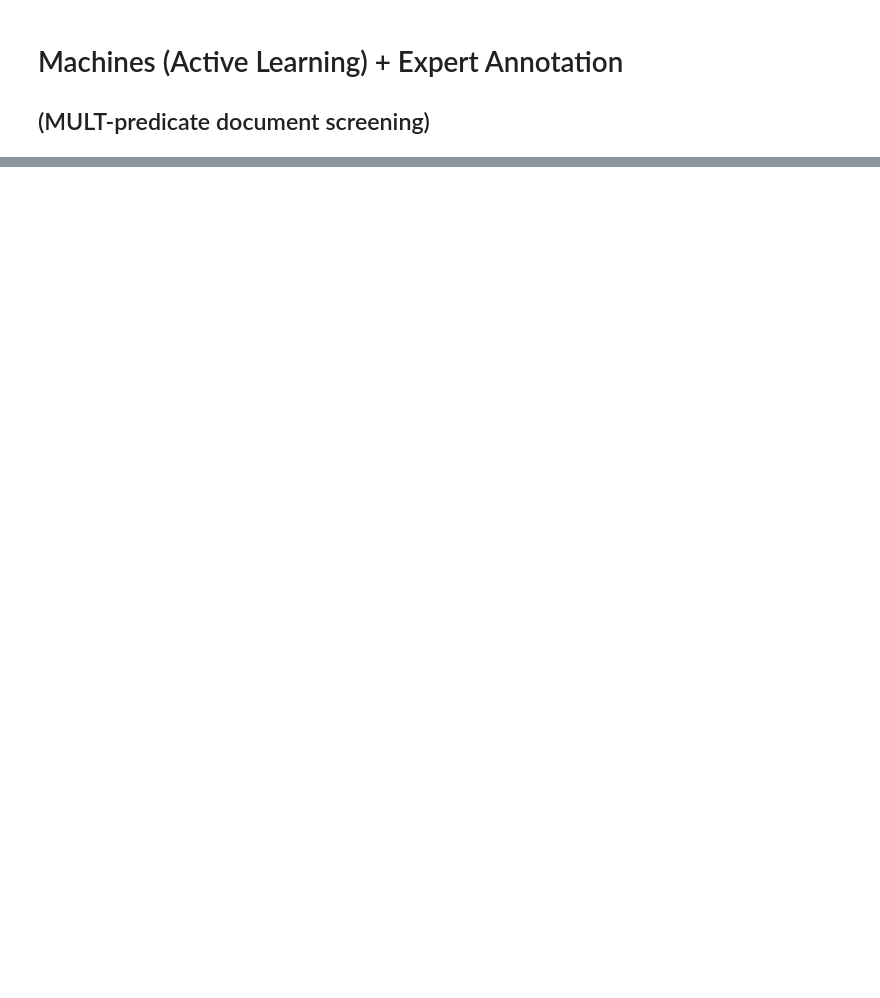
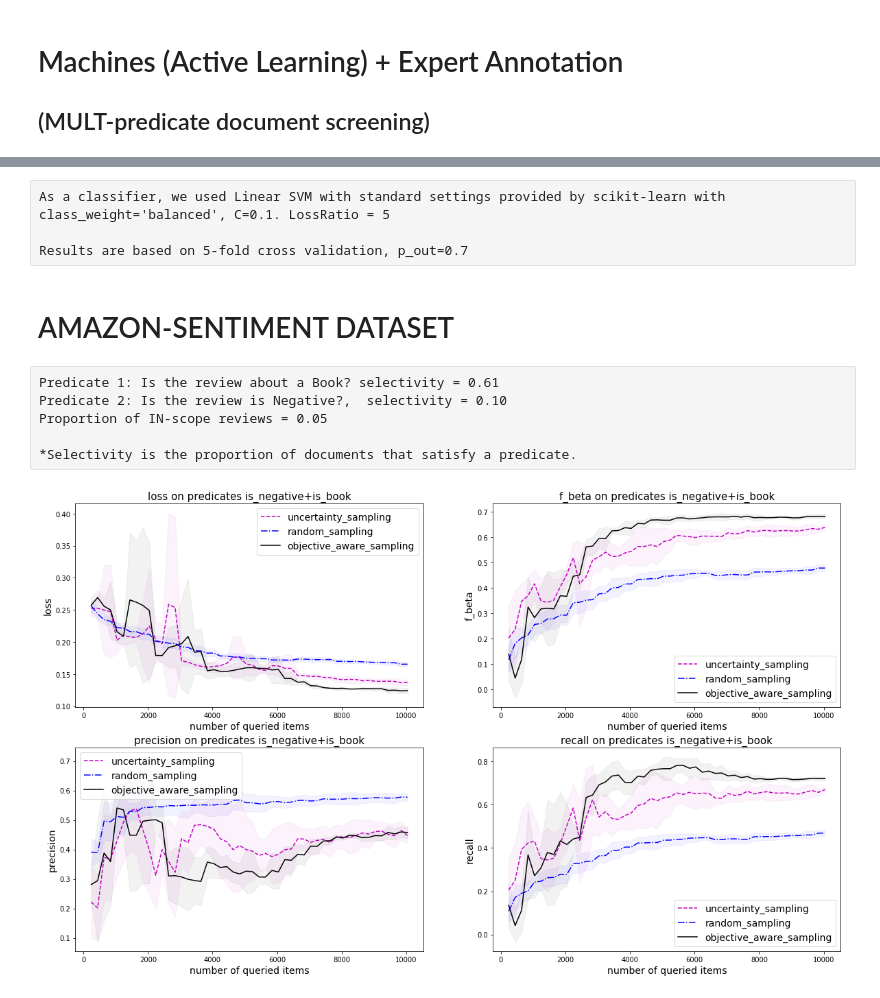
Before and after one commit to Evgeneus/Active-Hybrid-Classificatoin, a Jupyter notebook: machine_and_experts_annotate/notebooks/machines_and_experts.ipynb, the cells around one changed output, grey strips where cells are left out. Drawn from its saved outputs; the diff is of its cells as text; code cells hidden in the pictures; blank space fills up the shorter version.

```diff
--- a/machine_and_experts_annotate/notebooks/machines_and_experts.ipynb
+++ b/machine_and_experts_annotate/notebooks/machines_and_experts.ipynb
@@ -12,3 +4,7 @@ Results are based on 5-fold cross validation, p_out=0.7
+# %% [raw]
+As a classifier, we used Linear SVM with standard settings provided by scikit-learn with class_weight='balanced', C=0.1. LossRatio = 5
+
+Results are based on 5-fold cross validation, p_out=0.7
 # %%
 import pandas as pd
 
@@ -38,3 +34,17 @@ def plot(file_name, pred):
                 ['loss', 'f_beta', 'precision', 'recall'],
                 ['uncertainty_sampling', 'random_sampling', 'objective_aware_sampling'],
                 pred)
+# %% [markdown]
+# AMAZON-SENTIMENT DATASET
+# %% [raw]
+Predicate 1: Is the review about a Book? selectivity = 0.61
+Predicate 2: Is the review is Negative?,  selectivity = 0.10
+Proportion of IN-scope reviews = 0.05
+
+*Selectivity is the proportion of documents that satisfy a predicate.
+# %%
+pred = ['is_negative', 'is_book']
+file_name = 'screening_amazon_thr07.csv'
+plot(file_name, pred)
+# %% [output]
+[figure, added]
```
Also changed, not shown: parts of 12 cells of this notebook, 10 other files.
